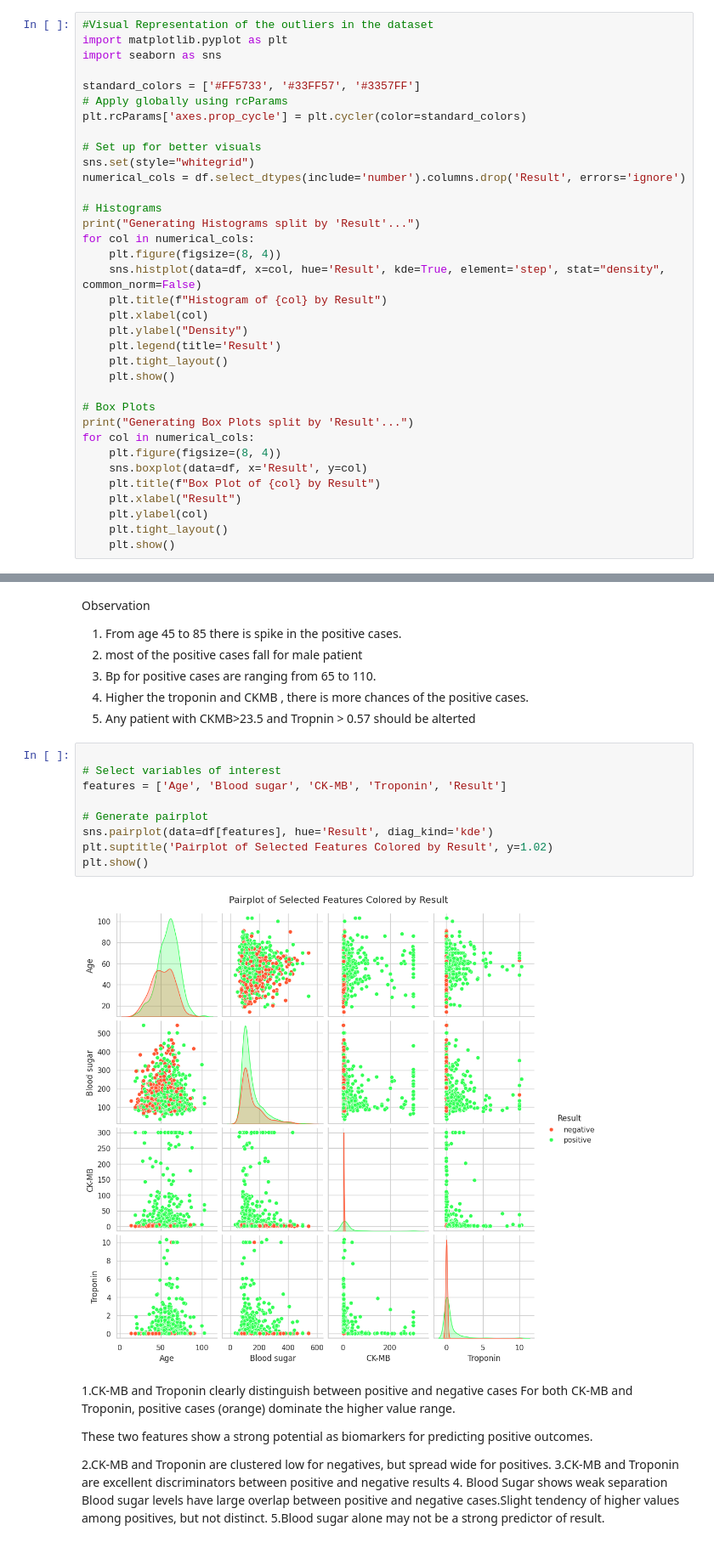
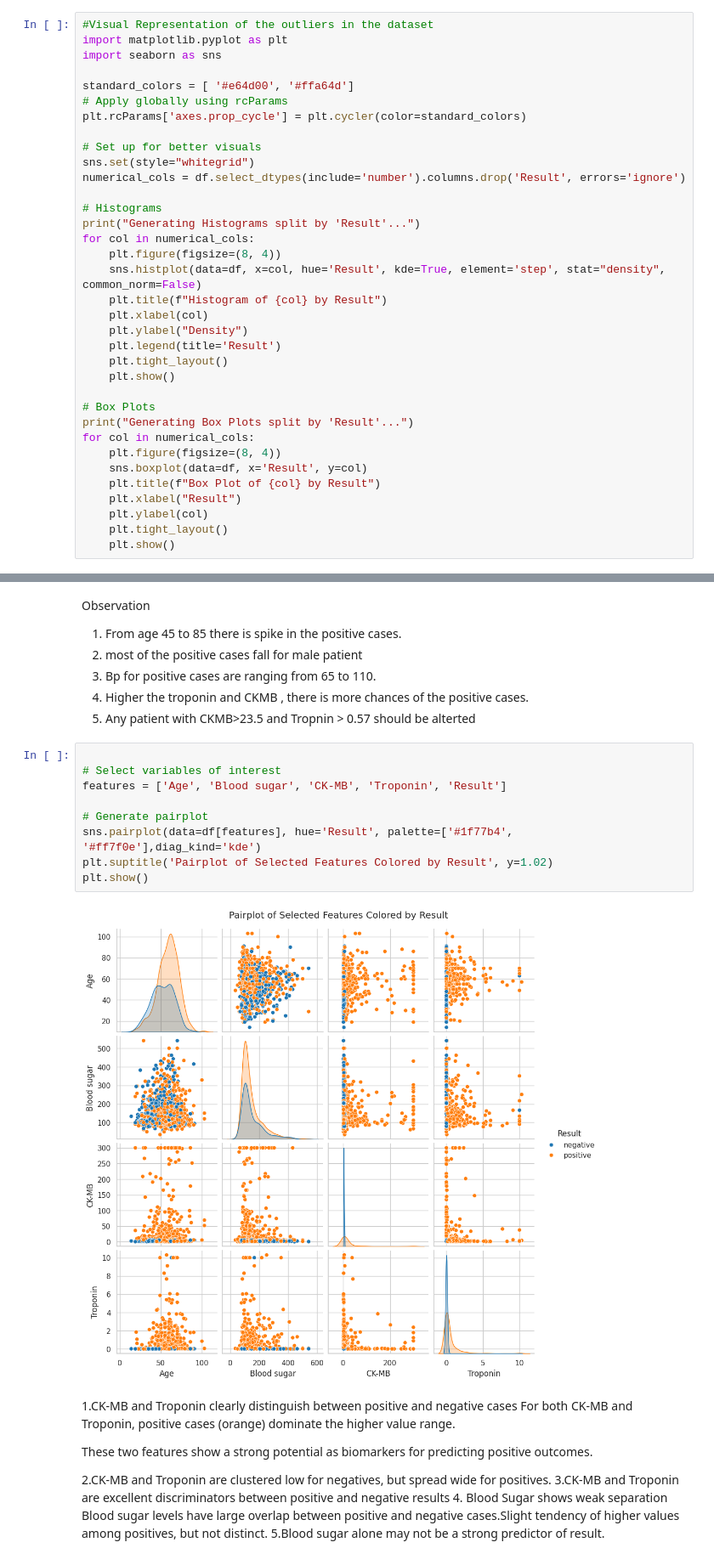
Before and after one commit to Madhulik123/Data-Analysis-project, a Jupyter notebook: heart.ipynb, the cells around one changed output, grey strips where cells are left out. Shown at 85% size. Drawn from its saved outputs; the diff is of its cells as text.

```diff
--- a/heart.ipynb
+++ b/heart.ipynb
@@ -142,7 +142,7 @@ No non-standard characters found in column 'Result' (or column is empty/contains
 import matplotlib.pyplot as plt
 import seaborn as sns
 
-standard_colors = ['#FF5733', '#33FF57', '#3357FF']
+standard_colors = [ '#e64d00', '#ffa64d']
 # Apply globally using rcParams
 plt.rcParams['axes.prop_cycle'] = plt.cycler(color=standard_colors)
 
@@ -320,14 +322,14 @@ Observation
 # %%
 
 # Select variables of interest
 features = ['Age', 'Blood sugar', 'CK-MB', 'Troponin', 'Result']
 
 # Generate pairplot
-sns.pairplot(data=df[features], hue='Result', diag_kind='kde')
+sns.pairplot(data=df[features], hue='Result', palette=['#1f77b4', '#ff7f0e'],diag_kind='kde')
 plt.suptitle('Pairplot of Selected Features Colored by Result', y=1.02)
 plt.show()
 # %% [output]
-[figure, old version]
+[figure, new version]
 # %% [markdown]
 1.CK-MB and Troponin clearly distinguish between positive and negative cases
 For both CK-MB and Troponin, positive cases (orange) dominate the higher value range.
```
Also changed, not shown: parts of 5 cells of this notebook.
